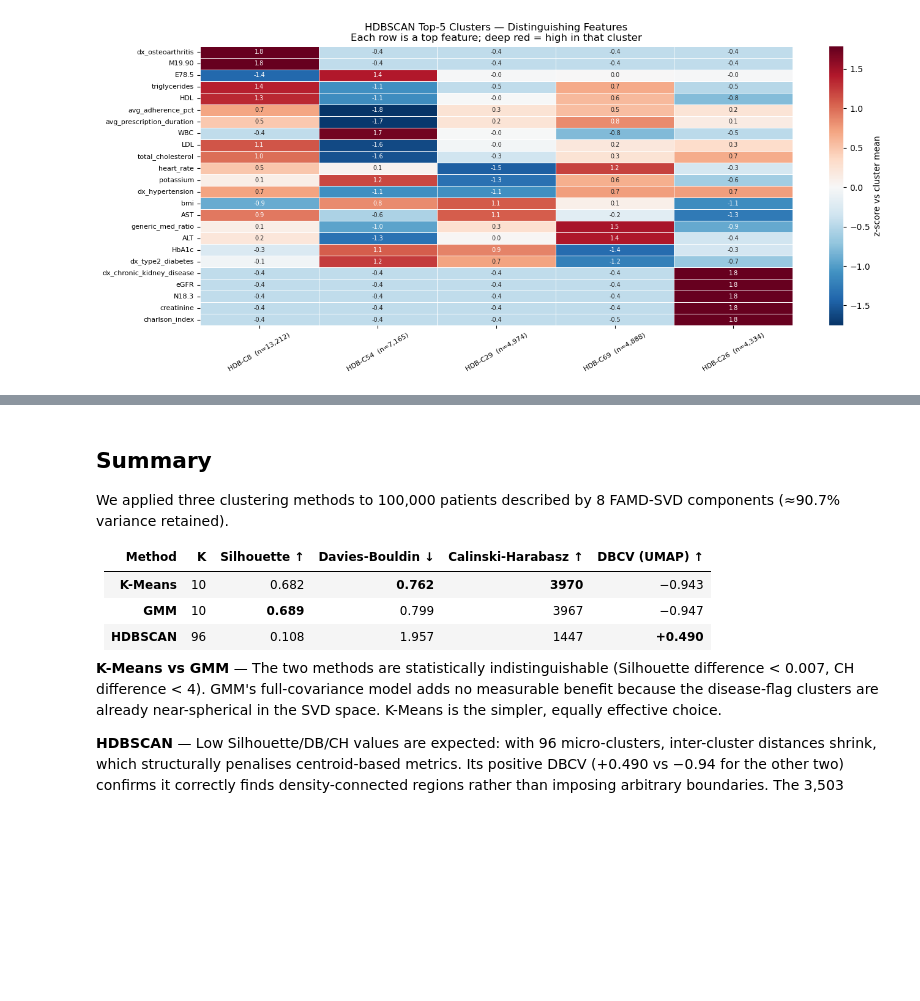
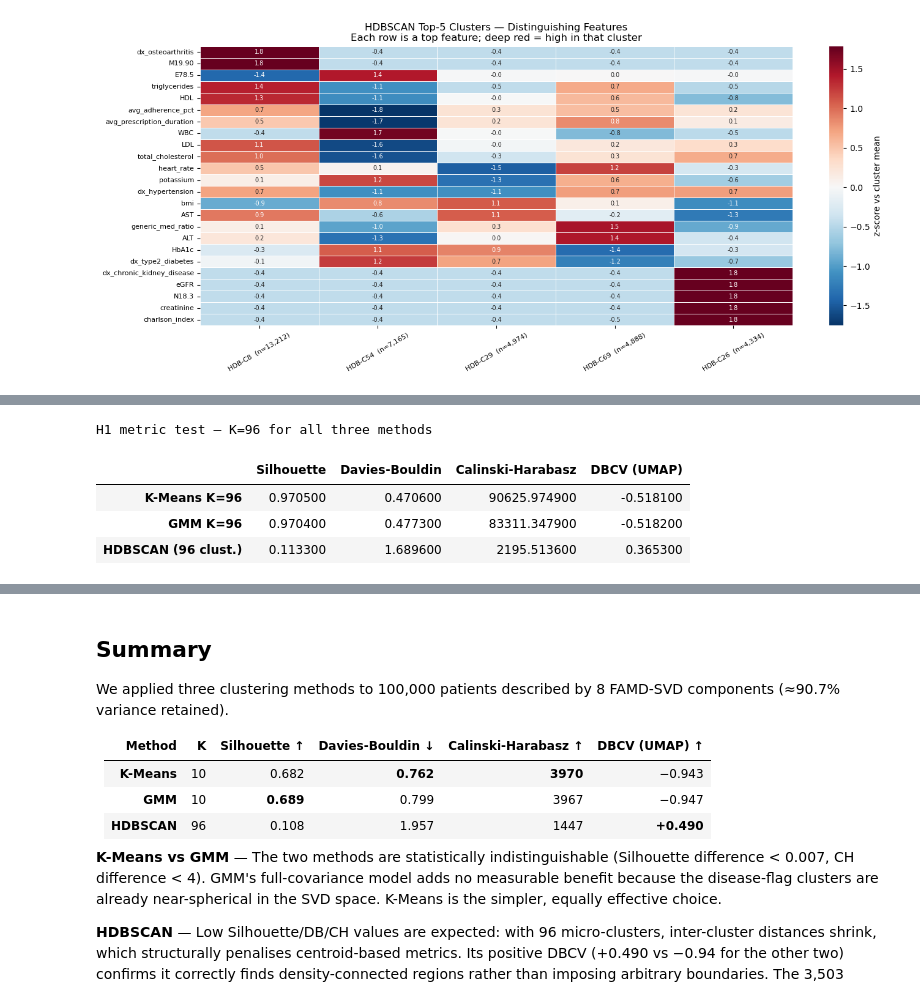
Before and after one commit to leastima/ml_project, a Jupyter notebook: unsupervised/unsupervised_learning.ipynb, the cells around one changed output, grey strips where cells are left out. Cells and saved outputs as stored; diff of their text form; code cells hidden in the pictures; blank space fills up the shorter version.

```diff
--- a/unsupervised/unsupervised_learning.ipynb
+++ b/unsupervised/unsupervised_learning.ipynb
@@ -662,0 +647,60 @@ Done.
+# %%
+# ── H1 metrics: Silhouette/DB/CH (8-D) + DBCV (UMAP) at K=96 ────────────────
+from sklearn.metrics import (silhouette_score, davies_bouldin_score,
+                             calinski_harabasz_score)
+from hdbscan import validity as hdbscan_validity
+from IPython.display import display
+
+# safe DBCV: drops clusters with < 2 members in the subsample, remaps labels
+def safe_dbcv(X_2d, lbl, n_sample=15_000, seed=0):
+    rng = np.random.RandomState(seed)
+    idx = rng.choice(len(lbl), size=min(n_sample, len(lbl)), replace=False)
+    Xs, ls = X_2d[idx], lbl[idx]
+    counts = pd.Series(ls).value_counts()
+    valid  = counts[counts >= 2].index.tolist()
+    keep   = np.isin(ls, valid)
+    Xs, ls = Xs[keep], ls[keep]
+    mapping = {c: i for i, c in enumerate(sorted(set(ls)))}
+    ls = np.array([mapping[c] for c in ls])
+    return hdbscan_validity.validity_index(Xs.astype('float64'), ls, metric='euclidean')
+
+np.random.seed(0)
+idx8d  = np.random.choice(len(X_red), size=15_000, replace=False)
+valid_ = np.where(hdb_labels != -1)[0]
+idxhdb = np.random.choice(valid_, size=min(15_000, len(valid_)), replace=False)
+
+def get_metrics(lbl, idx_8d, is_hdb=False):
+    idx_use = idxhdb if is_hdb else idx_8d
+    return {
+        'Silhouette':        silhouette_score(X_red[idx_use],   lbl[idx_use]),
+        'Davies-Bouldin':    davies_bouldin_score(X_red[idx_use], lbl[idx_use]),
+        'Calinski-Harabasz': calinski_harabasz_score(X_red[idx_use], lbl[idx_use]),
+        'DBCV (UMAP)':       safe_dbcv(X_umap, lbl),
+    }
+
+r_km96 = get_metrics(km96_labels,  idx8d)
+r_gm96 = get_metrics(gmm96_labels, idx8d)
+r_hdb  = get_metrics(hdb_labels,   idxhdb, is_hdb=True)
+
+tbl = pd.DataFrame({
+    f'K-Means  K={K96}':               r_km96,
+    f'GMM  K={K96}':                   r_gm96,
+    f'HDBSCAN  ({n_clusters} clust.)': r_hdb,
+}).T.round(4)
+
+display(tbl.style
+    .set_caption(f'H1 metric test — K={K96} for all three methods')
+    .highlight_max(axis=0, subset=['Silhouette','Calinski-Harabasz','DBCV (UMAP)'],
+                   props='background-color:#d4edda')
+    .highlight_min(axis=0, subset=['Davies-Bouldin'],
+                   props='background-color:#d4edda')
+    .set_table_styles([
+        {'selector':'th','props':[('text-align','center'),('font-size','11px')]},
+        {'selector':'td','props':[('text-align','center'),('font-size','11px')]},
+    ]))
+# %% [output]
+H1 metric test — K=96 for all three methods
+|  | Silhouette | Davies-Bouldin | Calinski-Harabasz | DBCV (UMAP) |
+| K-Means K=96 | 0.970500 | 0.470600 | 90625.974900 | -0.518100 |
+| GMM K=96 | 0.970400 | 0.477300 | 83311.347900 | -0.518200 |
+| HDBSCAN (96 clust.) | 0.113300 | 1.689600 | 2195.513600 | 0.365300 |
```
Also changed, not shown: parts of 10 cells of this notebook.
